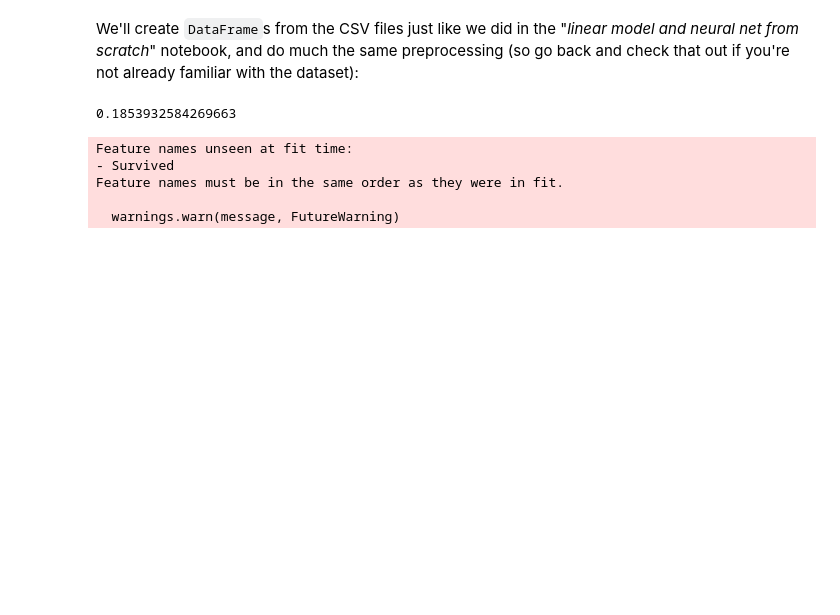
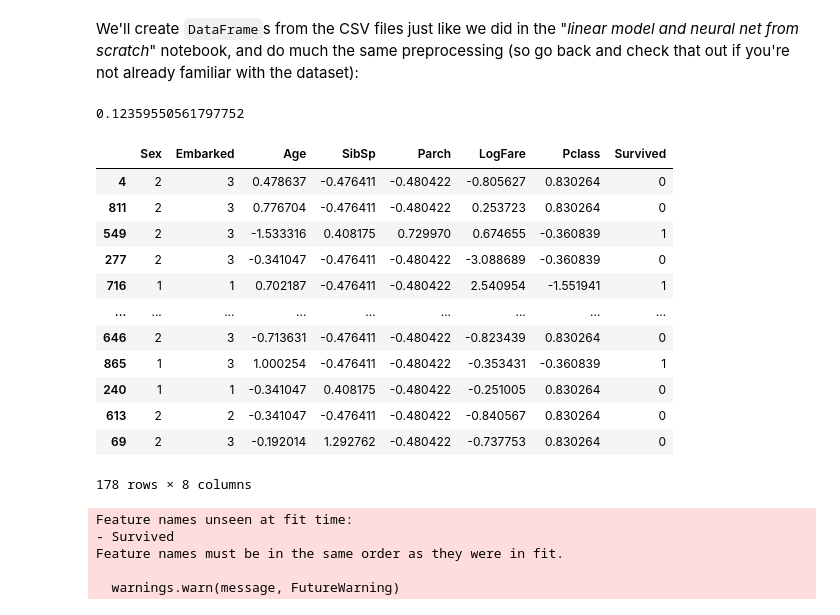
Before and after one commit to rubanzasilva/random_forest_basics, a Jupyter notebook: how-random-forests-really-work.ipynb, the cells around one changed output. Cells and saved outputs as stored; diff of their text form; code cells hidden in the pictures; blank space fills up the shorter version.

```diff
--- a/how-random-forests-really-work.ipynb
+++ b/how-random-forests-really-work.ipynb
@@ -84,7 +64,8 @@ proc_data(train_df)
 proc_data(test_df)
 # %%
 cat_names= ["Sex","Embarked"]
-cont_names =['Age', 'SibSp', 'Parch', 'LogFare',"Pclass","PassengerId"]
+cont_names =['Age', 'SibSp', 'Parch', 'LogFare',"Pclass"]
+#cont_names =['Age', 'SibSp', 'Parch', 'LogFare',"Pclass","PassengerId"]
 
 procs = [Categorify, FillMissing, Normalize]
 y_names = 'Survived'
@@ -105,7 +86,23 @@ tree.fit(X_train, y_train);
 from sklearn.metrics import mean_absolute_error
 mean_absolute_error(y_test, tree.predict(X_test))
 # %% [output]
-0.1853932584269663
+0.12359550561797752
+# %%
+X_test
+# %% [output]
+|  | Sex | Embarked | Age | SibSp | Parch | LogFare | Pclass | Survived |
+| 4 | 2 | 3 | 0.478637 | -0.476411 | -0.480422 | -0.805627 | 0.830264 | 0 |
+| 811 | 2 | 3 | 0.776704 | -0.476411 | -0.480422 | 0.253723 | 0.830264 | 0 |
+| 549 | 2 | 3 | -1.533316 | 0.408175 | 0.729970 | 0.674655 | -0.360839 | 1 |
+| 277 | 2 | 3 | -0.341047 | -0.476411 | -0.480422 | -3.088689 | -0.360839 | 0 |
+| 716 | 1 | 1 | 0.702187 | -0.476411 | -0.480422 | 2.540954 | -1.551941 | 1 |
+| ... | ... | ... | ... | ... | ... | ... | ... | ... |
+| 646 | 2 | 3 | -0.713631 | -0.476411 | -0.480422 | -0.823439 | 0.830264 | 0 |
+| 865 | 1 | 3 | 1.000254 | -0.476411 | -0.480422 | -0.353431 | -0.360839 | 1 |
+| 240 | 1 | 1 | -0.341047 | 0.408175 | -0.480422 | -0.251005 | 0.830264 | 0 |
+| 613 | 2 | 2 | -0.341047 | -0.476411 | -0.480422 | -0.840567 | 0.830264 | 0 |
+| 69 | 2 | 3 | -0.192014 | 1.292762 | -0.480422 | -0.737753 | 0.830264 | 0 |
+178 rows × 8 columns
 # %%
 def subm(preds, suff):
     X_test['Survived'] = preds
```
Also changed, not shown: parts of 5 cells of this notebook.
